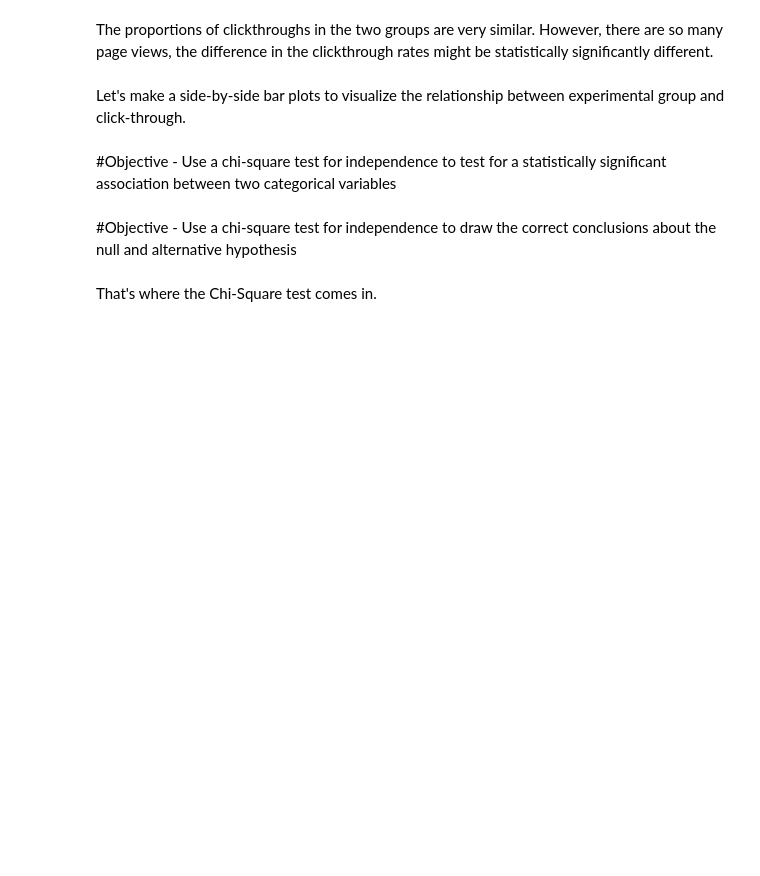
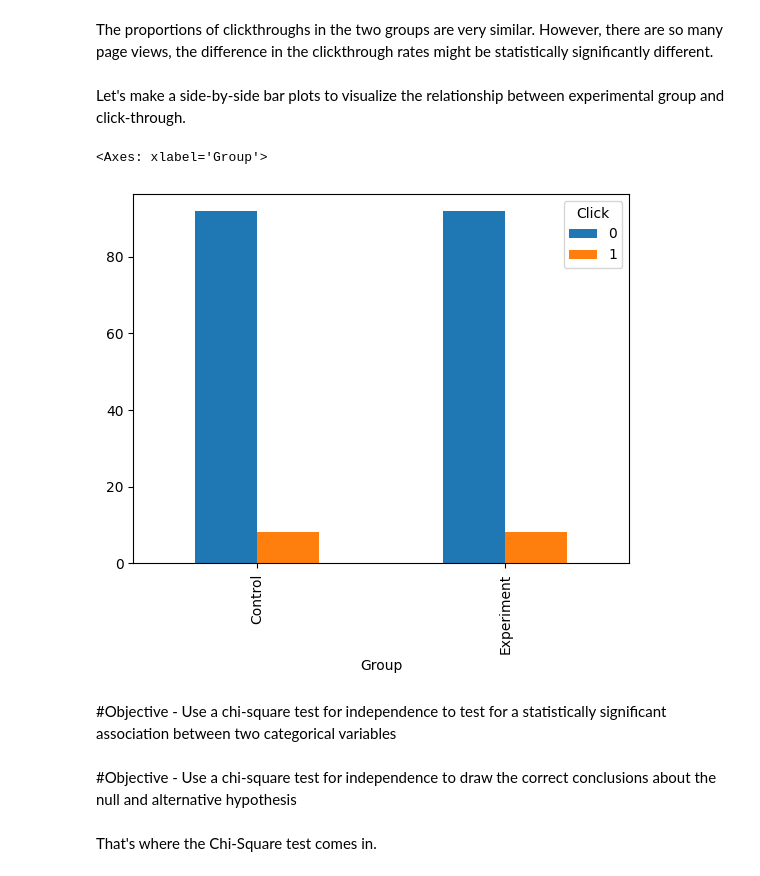
Before and after one commit to sikoh/DS-Statistics, a Jupyter notebook: Hypothesis-Chi-Square/DS_ChiSquareTests_Lecture_Notes.ipynb, the cells around one changed output. Cells and saved outputs as stored; diff of their text form; code cells hidden in the pictures; blank space fills up the shorter version.

```diff
--- a/Hypothesis-Chi-Square/DS_ChiSquareTests_Lecture_Notes.ipynb
+++ b/Hypothesis-Chi-Square/DS_ChiSquareTests_Lecture_Notes.ipynb
@@ -162,3 +203,5 @@ In statistical terminology, we call this the ___________.  We are computing the
 # %%
 #Conditional distribution
 #Multiply by 100 again to work with percents rather than proprotions.
+conditional = pd.crosstab(index=ABtest['Group'], columns= ABtest['Click'], normalize='index')*100
+conditional
@@ -166,6 +214,11 @@ In statistical terminology, we call this the ___________.  We are computing the
 The proportions of clickthroughs in the two groups are very similar.  However, there are so many page views, the difference in the clickthrough rates might be statistically significantly different.
 # %% [markdown]
 Let's make a side-by-side bar plots to visualize the relationship between experimental group and click-through.
+# %%
+conditional.plot(kind = 'bar')
+# %% [output]
+<Axes: xlabel='Group'>
+[figure, added]
 # %% [markdown]
 #Objective - Use a chi-square test for independence to test for a statistically significant association between two categorical variables
 # %% [markdown]
```
Also changed, not shown: parts of 16 cells of this notebook.
